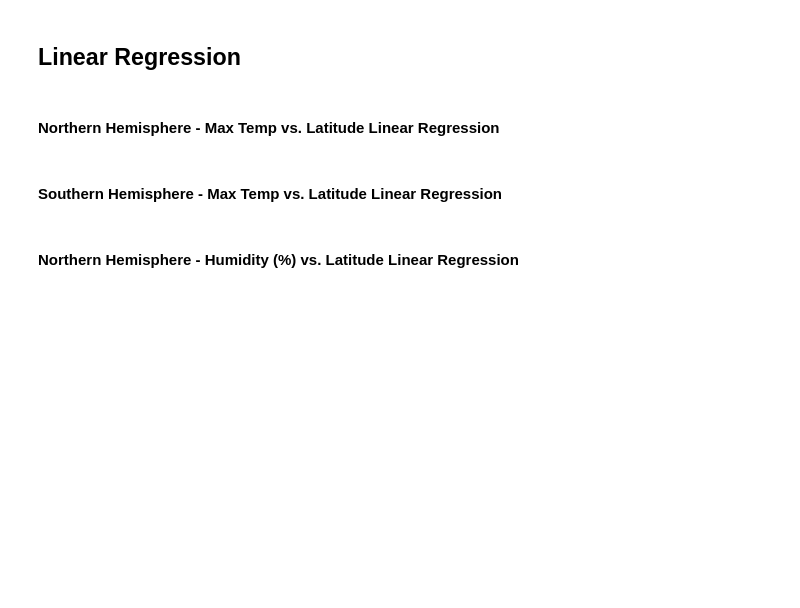
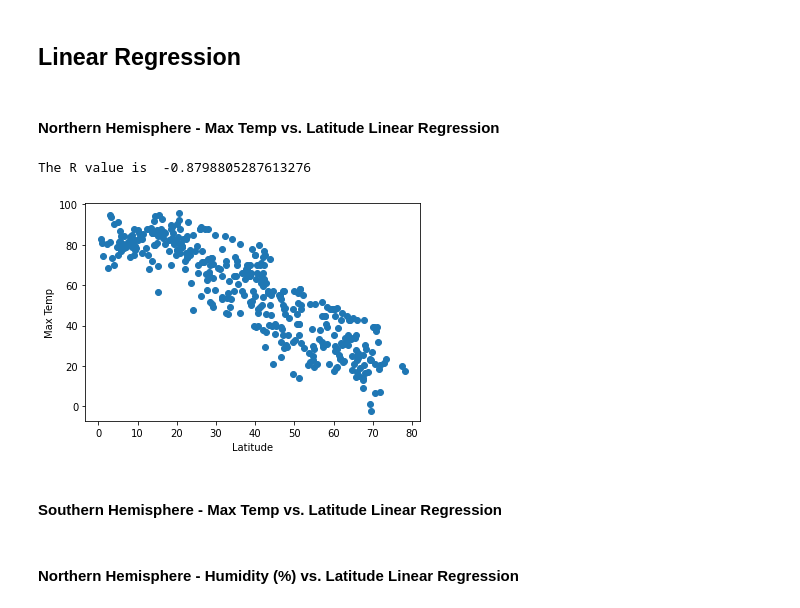
Before and after one commit to haiwy1218/Python-Api-Challenge, a Jupyter notebook: weatherpy/WeatherPy.ipynb, the cells around one changed output. Saved outputs shown, nothing was run; the diff lists cells and outputs as text; code cells hidden in the pictures; blank space fills up the shorter version.

Commit message:
created scatter plot for the northern hemisphere

```diff
--- a/weatherpy/WeatherPy.ipynb
+++ b/weatherpy/WeatherPy.ipynb
@@ -206,6 +206,20 @@ plt.show()
 ## Linear Regression
 # %% [markdown]
 ####  Northern Hemisphere - Max Temp vs. Latitude Linear Regression
+# %%
+x= df[df['Lat']>0]['Lat']
+y= df[df['Lat']>0]['Max Temp']
+slope,intercept,r_value,p_value,std_err=linregress(x,y)
+print('The R value is ',r_value)
+fig=plt.figure()
+plt.scatter(x,y)
+plt.xlabel('Latitude')
+plt.ylabel('Max Temp')
+plt.show()
+plt.plot(x,y)
+# %% [output]
+The R value is  -0.8798805287613276
+[figure, added]
 # %% [markdown]
 ####  Southern Hemisphere - Max Temp vs. Latitude Linear Regression
 # %% [markdown]
```
